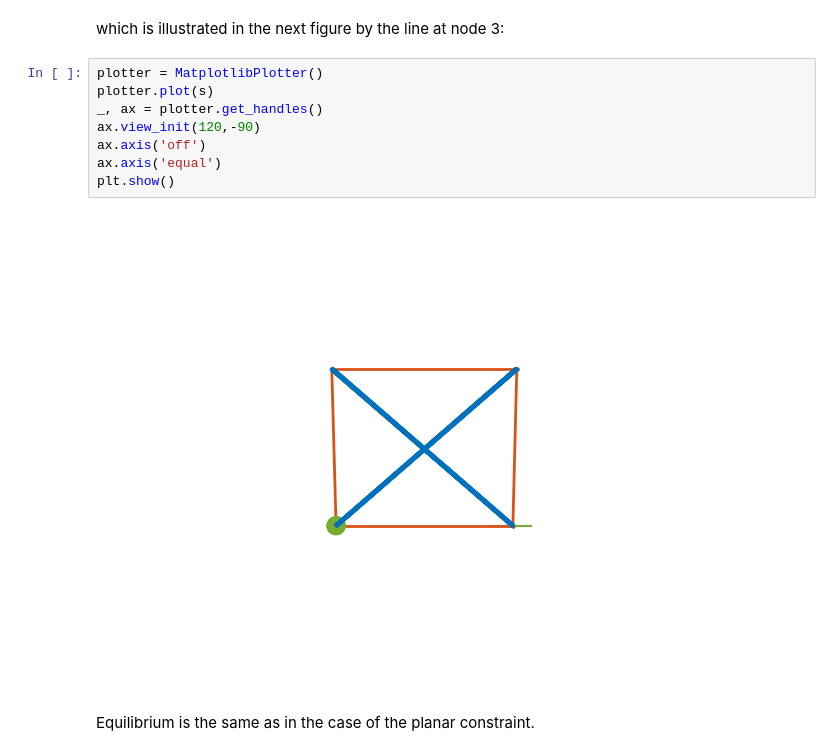
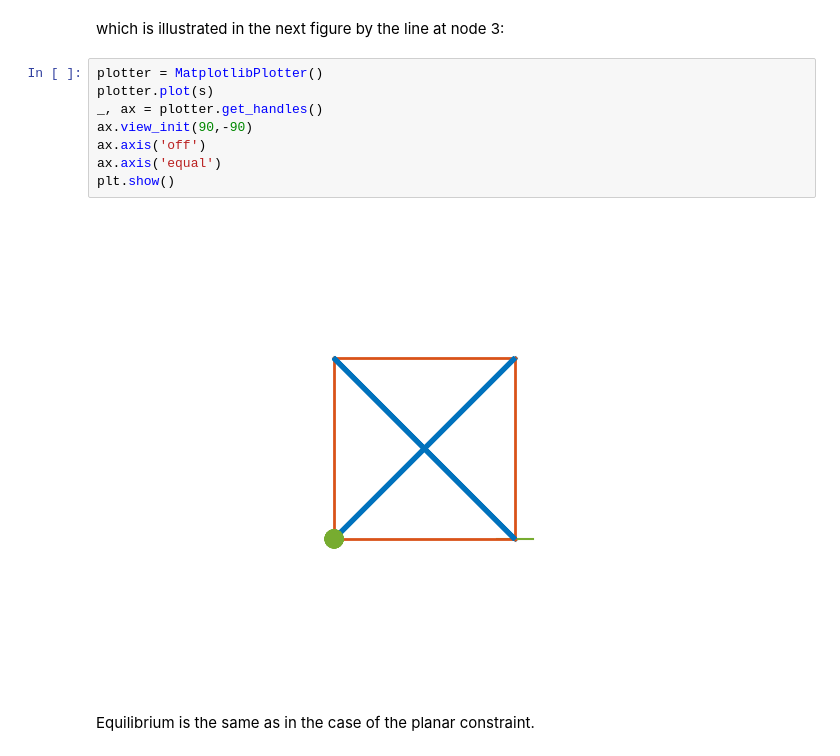
Before and after one commit to mcdeoliveira/tensegrity, a Jupyter notebook: examples/structures.ipynb, the cells around one changed output. Drawn from its saved outputs; the diff is of its cells as text.

```diff
--- a/examples/structures.ipynb
+++ b/examples/structures.ipynb
@@ -485,12 +508,12 @@ which is illustrated in the next figure by the line at node 3:
 # %%
 plotter = MatplotlibPlotter()
 plotter.plot(s)
 _, ax = plotter.get_handles()
-ax.view_init(120,-90)
+ax.view_init(90,-90)
 ax.axis('off')
 ax.axis('equal')
 plt.show()
 # %% [output]
-[figure, old version]
+[figure, new version]
 # %% [markdown]
 Equilibrium is the same as in the case of the planar constraint.
```
Also changed, not shown: parts of 37 cells of this notebook, 12 other files.
